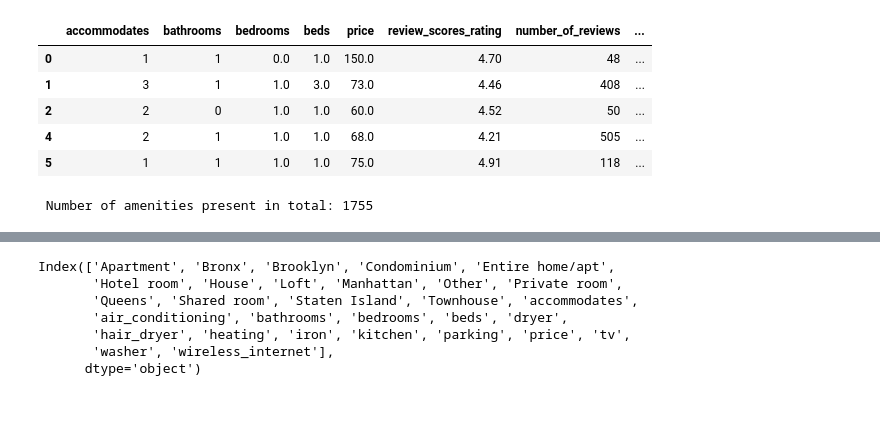
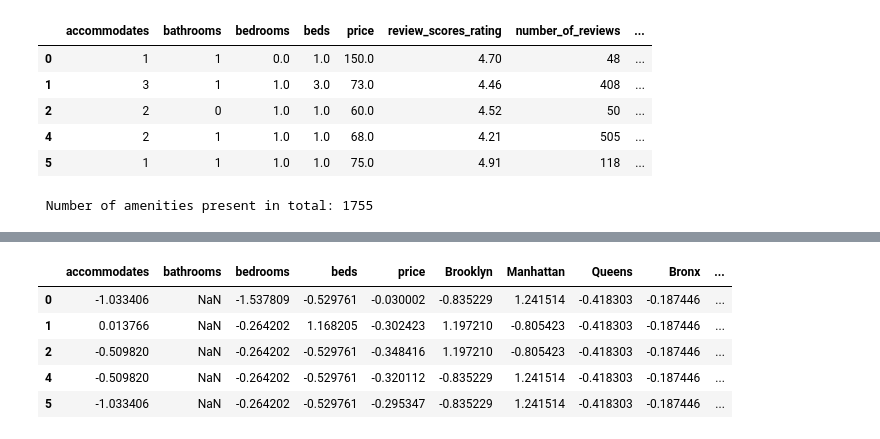
Before and after one commit to whitw/CAUBigdata, a Jupyter notebook: big-data-team-17-cau.ipynb, the cells around one changed output, grey strips where cells are left out. Cells and saved outputs as stored; diff of their text form; code cells hidden in the pictures; blank space fills up the shorter version.

```diff
--- a/big-data-team-17-cau.ipynb
+++ b/big-data-team-17-cau.ipynb
@@ -914,10 +921,16 @@ tst2.head(5)
-# %%
-tst2.columns
-# %% [output]
-Index(['Apartment', 'Bronx', 'Brooklyn', 'Condominium', 'Entire home/apt',
-       'Hotel room', 'House', 'Loft', 'Manhattan', 'Other', 'Private room',
-       'Queens', 'Shared room', 'Staten Island', 'Townhouse', 'accommodates',
-       'air_conditioning', 'bathrooms', 'bedrooms', 'beds', 'dryer',
-       'hair_dryer', 'heating', 'iron', 'kitchen', 'parking', 'price', 'tv',
-       'washer', 'wireless_internet'],
-      dtype='object')
+# %%
+tst2 = (tst2 - tst2.mean())/tst2.std()
+tst2 = tst2[['accommodates', 'bathrooms', 'bedrooms', 'beds', 'price', 'Brooklyn',
+       'Manhattan', 'Queens', 'Bronx', 'Staten Island', 'Apartment', 'House',
+       'Other', 'Townhouse', 'Condominium', 'Loft', 'Entire home/apt',
+       'Private room', 'Shared room', 'Hotel room', 'wireless_internet',
+       'kitchen', 'air_conditioning', 'washer', 'iron', 'parking', 'dryer',
+       'heating', 'tv', 'hair_dryer']]
+tst2.head(5)
+# %% [output]
+|  | accommodates | bathrooms | bedrooms | beds | price | Brooklyn | Manhattan | Queens | Bronx | ... |
+| 0 | -1.033406 | NaN | -1.537809 | -0.529761 | -0.030002 | -0.835229 | 1.241514 | -0.418303 | -0.187446 | ... |
+| 1 | 0.013766 | NaN | -0.264202 | 1.168205 | -0.302423 | 1.197210 | -0.805423 | -0.418303 | -0.187446 | ... |
+| 2 | -0.509820 | NaN | -0.264202 | -0.529761 | -0.348416 | 1.197210 | -0.805423 | -0.418303 | -0.187446 | ... |
+| 4 | -0.509820 | NaN | -0.264202 | -0.529761 | -0.320112 | -0.835229 | 1.241514 | -0.418303 | -0.187446 | ... |
+| 5 | -1.033406 | NaN | -0.264202 | -0.529761 | -0.295347 | -0.835229 | 1.241514 | -0.418303 | -0.187446 | ... |
```
Also changed, not shown: parts of 8 cells of this notebook.
